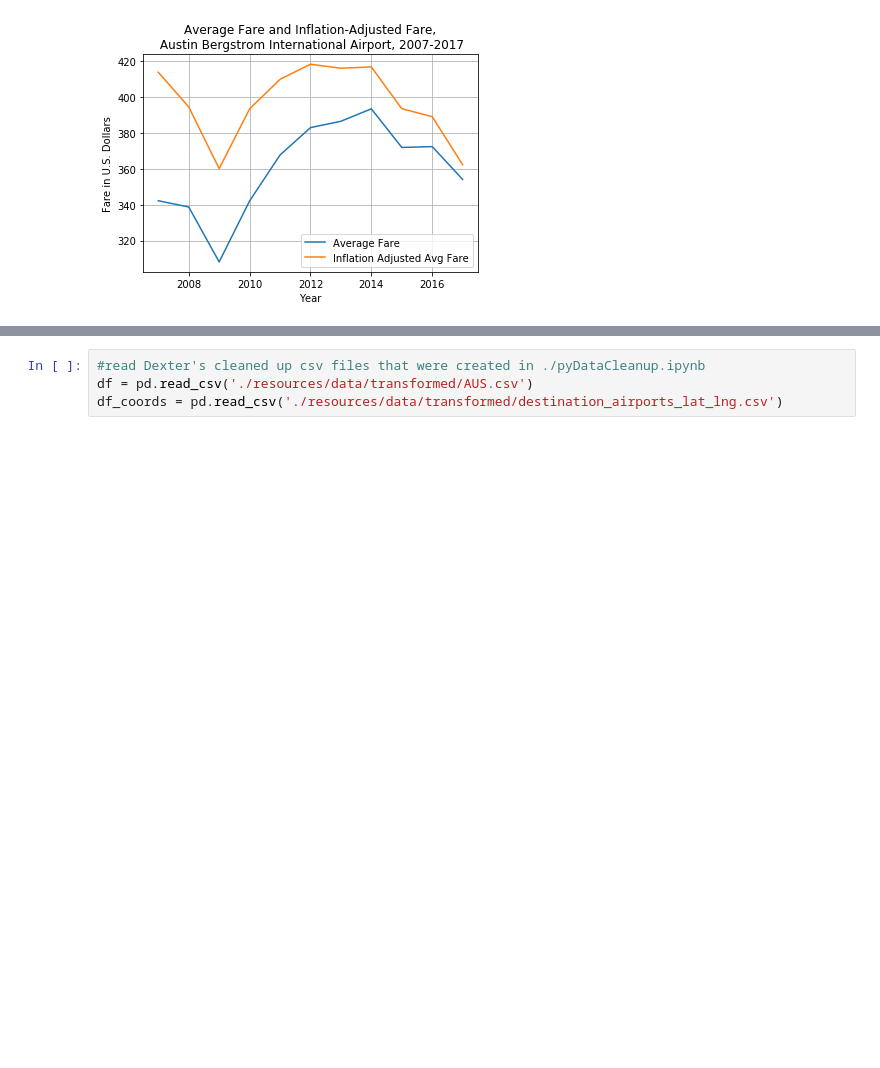
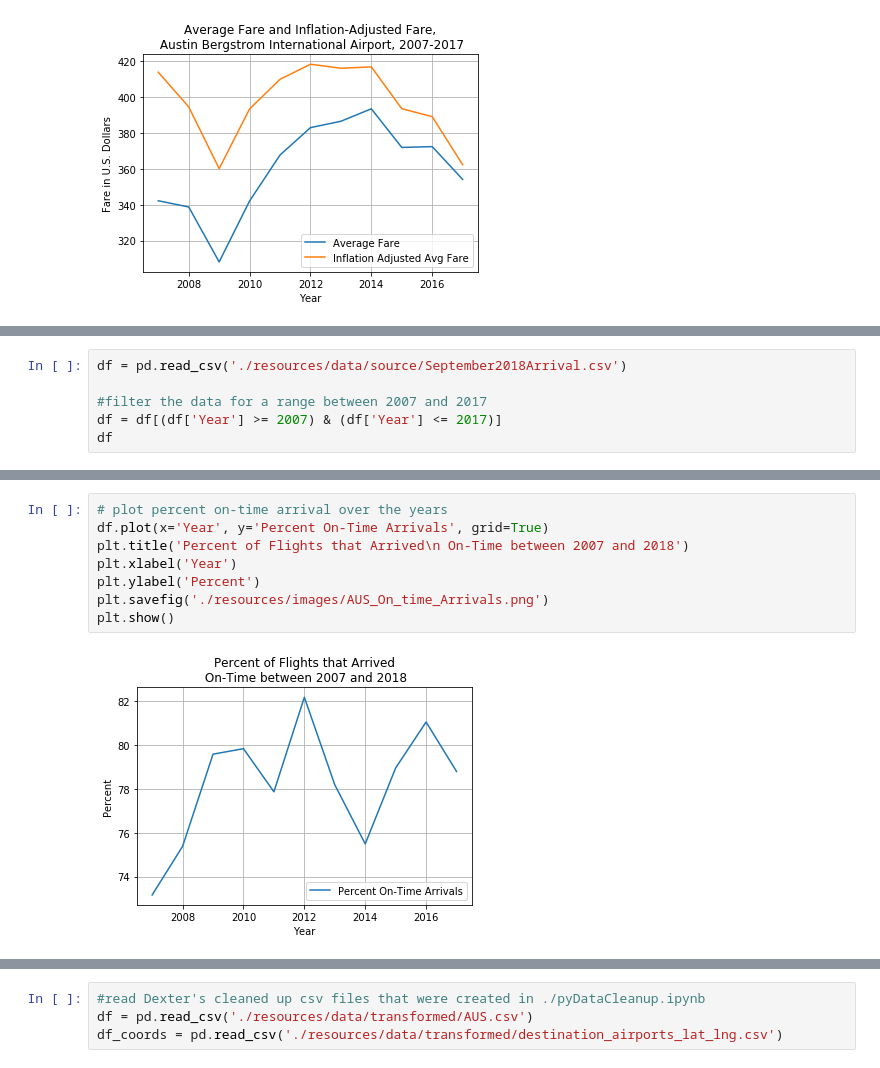
Before and after one commit to ddcruz/project-1, a Jupyter notebook: pyAUS.ipynb, the cells around one changed output, grey strips where cells are left out. Saved outputs shown, nothing was run; the diff lists cells and outputs as text; blank space fills up the shorter version.

```diff
--- a/pyAUS.ipynb
+++ b/pyAUS.ipynb
@@ -49,0 +77,6 @@ plt.show
+# %%
+df = pd.read_csv('./resources/data/source/September2018Arrival.csv')
+
+#filter the data for a range between 2007 and 2017
+df = df[(df['Year'] >= 2007) & (df['Year'] <= 2017)]
+df
@@ -49,0 +117,10 @@ plt.show
+# %%
+# plot percent on-time arrival over the years
+df.plot(x='Year', y='Percent On-Time Arrivals', grid=True)
+plt.title('Percent of Flights that Arrived\n On-Time between 2007 and 2018')
+plt.xlabel('Year')
+plt.ylabel('Percent')
+plt.savefig('./resources/images/AUS_On_time_Arrivals.png')
+plt.show()
+# %% [output]
+[figure, added]
```
Also changed, not shown: parts of 6 cells of this notebook, 17 other files.
